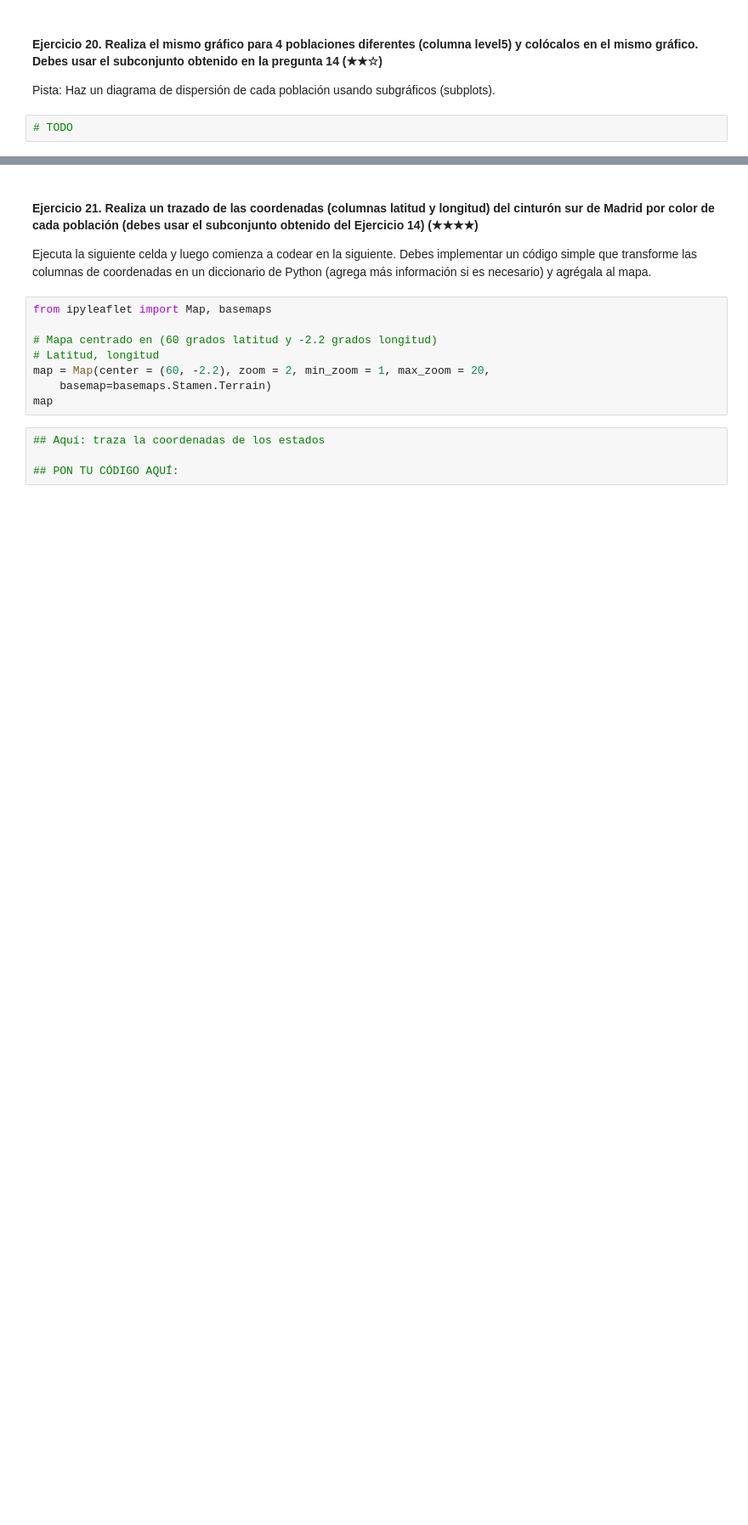
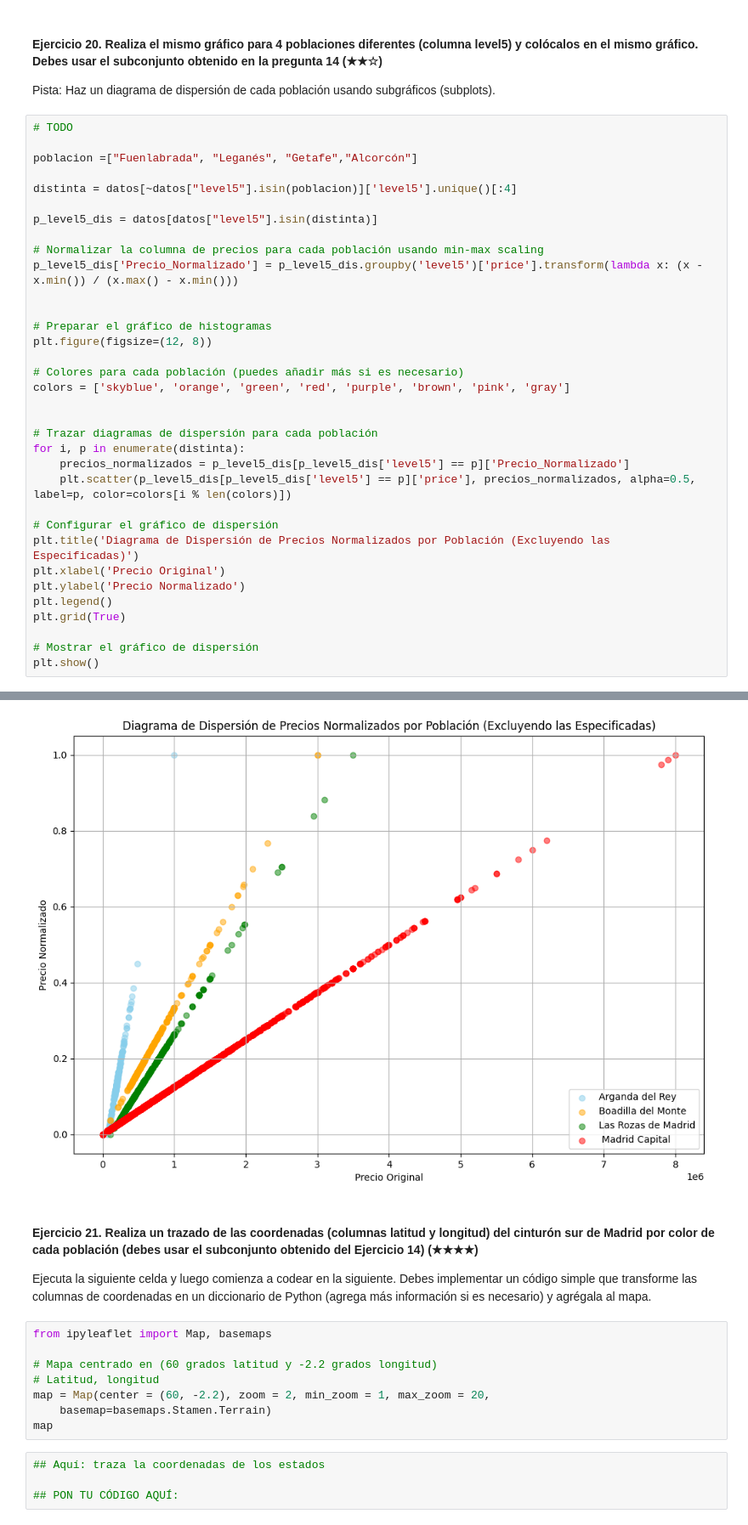
Before and after one commit to Eleiny9/realestate-datacleanup-exercise, a Jupyter notebook: project.es.ipynb, the cells around one changed output, grey strips where cells are left out. Shown at 85% size. Cells and saved outputs as stored; diff of their text form; blank space fills up the shorter version.

```diff
--- a/project.es.ipynb
+++ b/project.es.ipynb
@@ -399,3 +462,36 @@ Pista: Crea una nueva columna llamada `pps` (price per square en inglés) y lueg
 Pista: Haz un diagrama de dispersión de cada población usando subgráficos (subplots).
 # %%
 # TODO
+
+poblacion =["Fuenlabrada", "Leganés", "Getafe","Alcorcón"]
+
+distinta = datos[~datos["level5"].isin(poblacion)]['level5'].unique()[:4]
+
+p_level5_dis = datos[datos["level5"].isin(distinta)]
+
+# Normalizar la columna de precios para cada población usando min-max scaling
+p_level5_dis['Precio_Normalizado'] = p_level5_dis.groupby('level5')['price'].transform(lambda x: (x - x.min()) / (x.max() - x.min()))
+
+
+# Preparar el gráfico de histogramas
+plt.figure(figsize=(12, 8))
+
+# Colores para cada población (puedes añadir más si es necesario)
+colors = ['skyblue', 'orange', 'green', 'red', 'purple', 'brown', 'pink', 'gray']
+
+
+# Trazar diagramas de dispersión para cada población
+for i, p in enumerate(distinta):
+    precios_normalizados = p_level5_dis[p_level5_dis['level5'] == p]['Precio_Normalizado']
+    plt.scatter(p_level5_dis[p_level5_dis['level5'] == p]['price'], precios_normalizados, alpha=0.5, label=p, color=colors[i % len(colors)])
+
+# Configurar el gráfico de dispersión
+plt.title('Diagrama de Dispersión de Precios Normalizados por Población (Excluyendo las Especificadas)')
+plt.xlabel('Precio Original')
+plt.ylabel('Precio Normalizado')
+plt.legend()
+plt.grid(True)
+
+# Mostrar el gráfico de dispersión
+plt.show()
+# %% [output]
@@ -402,3 +503,4 @@ Pista: Haz un diagrama de dispersión de cada población usando subgráficos (su
+[figure, added]
 # %% [markdown]
 #### Ejercicio 21. Realiza un trazado de las coordenadas (columnas latitud y longitud) del cinturón sur de Madrid por color de cada población (debes usar el subconjunto obtenido del Ejercicio 14) (★★★★)
 
```
Also changed, not shown: parts of 4 cells of this notebook.
